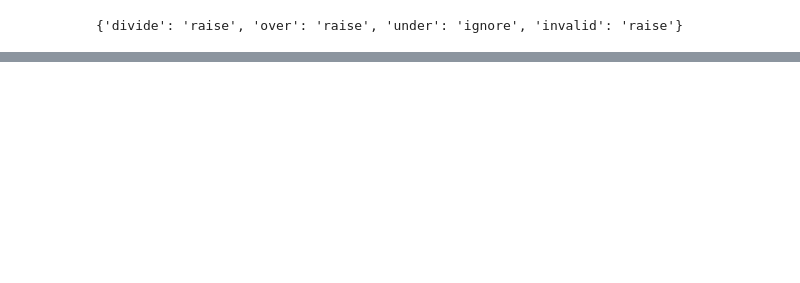
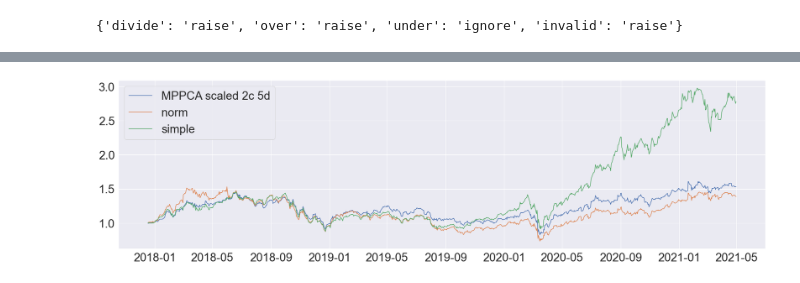
Before and after one commit to finance-qc-algo-course/investment-algorithms, a Jupyter notebook: data preprocessing experiments/mppca testing.ipynb, the cells around one changed output, grey strips where cells are left out. Drawn from its saved outputs; the diff is of its cells as text; code cells hidden in the pictures; blank space fills up the shorter version.

```diff
--- a/data preprocessing experiments/mppca testing.ipynb
+++ b/data preprocessing experiments/mppca testing.ipynb
@@ -102,0 +137,7 @@ KeyboardInterrupt:
+# %%
+from cov_matrix_preprocessing import MPPCA_preprocessing
+
+top_returns = returns_train[mean.sort_values(ascending=False)[:20].index]
+
+Sigma = MPPCA_preprocessing(top_returns.to_numpy(), 5, 2)
+ret = get_test_returns(Sigma)
@@ -102,0 +162,7 @@ KeyboardInterrupt:
+# %%
+from cov_matrix_preprocessing import to_norm_MPPCA_preprocessing
+
+top_returns = returns_train[mean.sort_values(ascending=False)[:20].index]
+
+Sigma = to_norm_MPPCA_preprocessing(top_returns.to_numpy(), 5, 2)
+ret2 = get_test_returns(Sigma)
@@ -102,0 +187,2 @@ KeyboardInterrupt:
+# %%
+ret3 = get_test_returns(np.cov(top_returns.T))
@@ -102,0 +207,8 @@ KeyboardInterrupt:
+# %%
+plt.figure(figsize=(30, 8))
+plt.plot(ret.index, ret, label='MPPCA scaled 2c 5d')
+plt.plot(ret2.index, ret2, label='norm')
+plt.plot(ret3.index, ret3, label='simple')
+plt.legend(loc='upper left');
+# %% [output]
+[figure, added]
```
Also changed, not shown: parts of 8 cells of this notebook, 3 other files.
